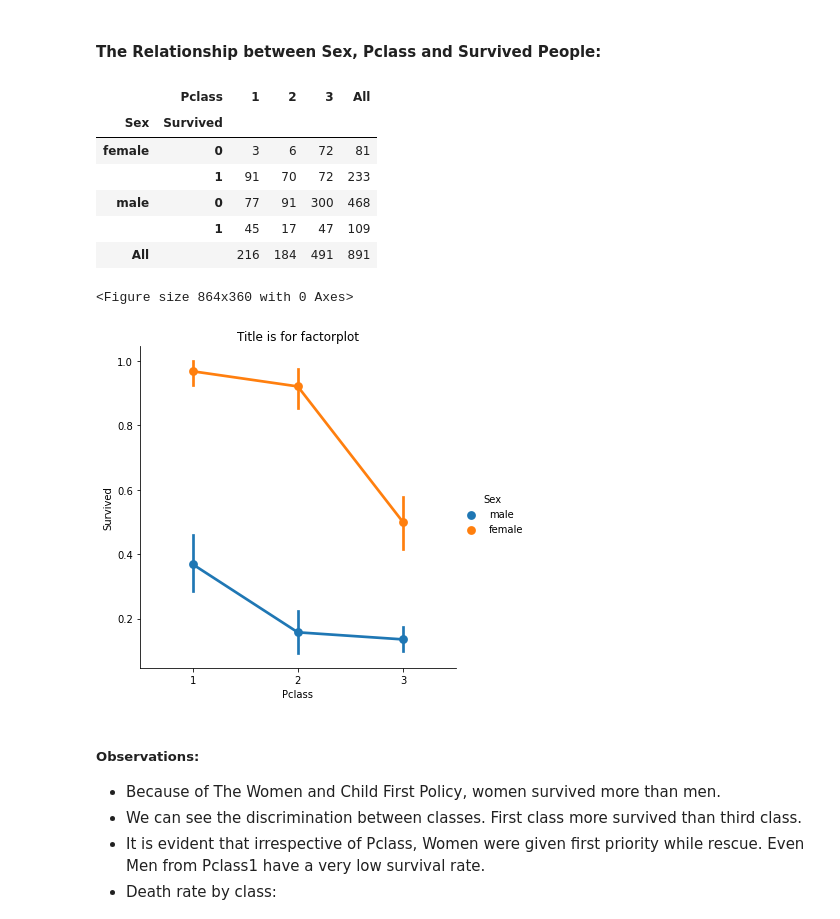
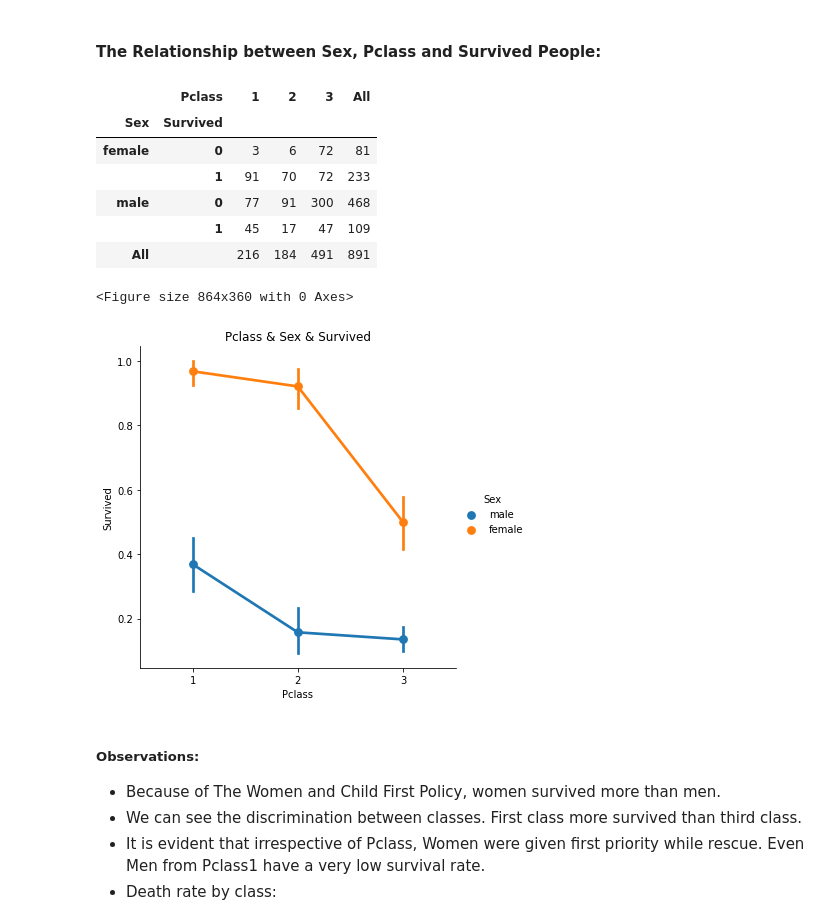
Before and after one commit to ElifKarakutukDinc/Titanic-EDA, a Jupyter notebook: EDA-function.ipynb, the cells around one changed output. Drawn from its saved outputs; the diff is of its cells as text; code cells hidden in the pictures.

```diff
--- a/EDA-function.ipynb
+++ b/EDA-function.ipynb
@@ -244,17 +245,19 @@ multiple_plot_viz(df_train, "Survived", "Age")
 # %% [markdown]
 #### The Relationship between Sex, Pclass and Survived People:
 # %%
-relationship_viz(df_train, "Sex", "Survived", "Pclass")
+relationship_viz(
+    df_train, "Sex", "Survived", "Pclass", title_factor="Pclass & Sex & Survived"
+)
 # %% [output]
 |  | Pclass | 1 | 2 | 3 | All |
 | Sex | Survived |  |  |  |  |
 | female | 0 | 3 | 6 | 72 | 81 |
 |  | 1 | 91 | 70 | 72 | 233 |
 | male | 0 | 77 | 91 | 300 | 468 |
 |  | 1 | 45 | 17 | 47 | 109 |
 | All |  | 216 | 184 | 491 | 891 |
 <Figure size 864x360 with 0 Axes>
-[figure, old version]
+[figure, new version]
 # %% [markdown]
 ##### Observations:
 * Because of The Women and Child First Policy, women survived more than men.
```
Also changed, not shown: parts of 5 cells of this notebook, 1 other file.
